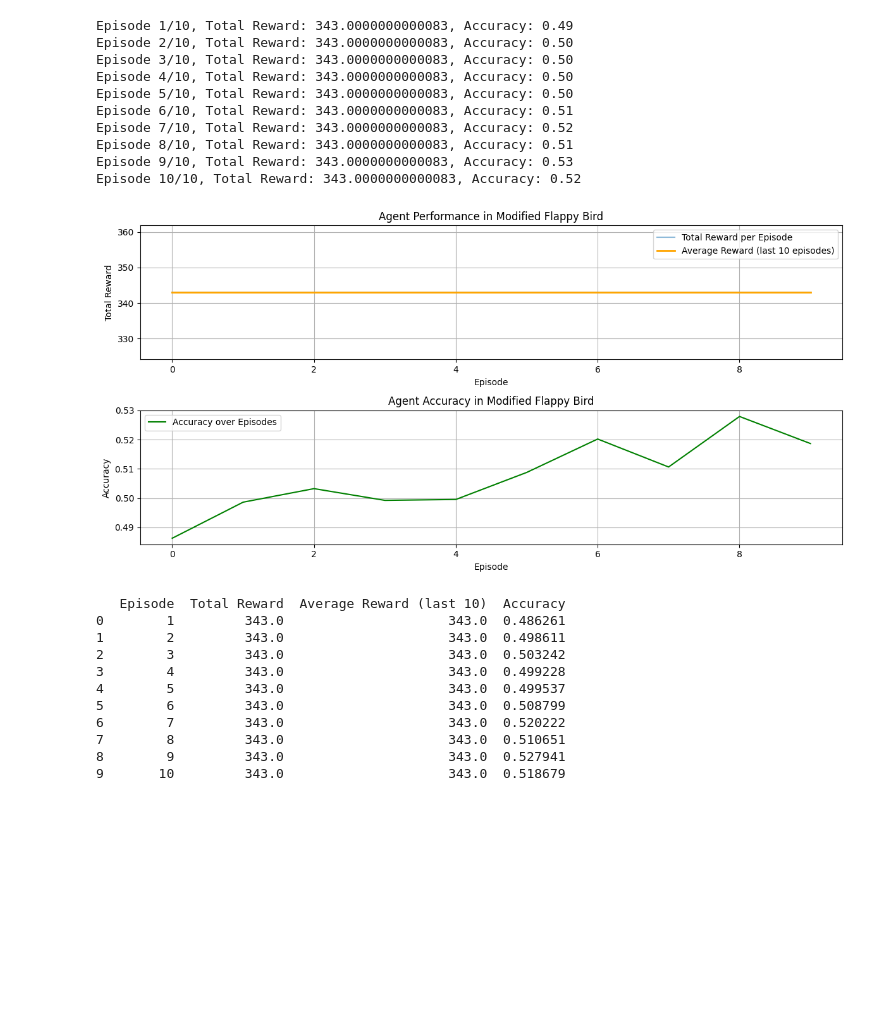
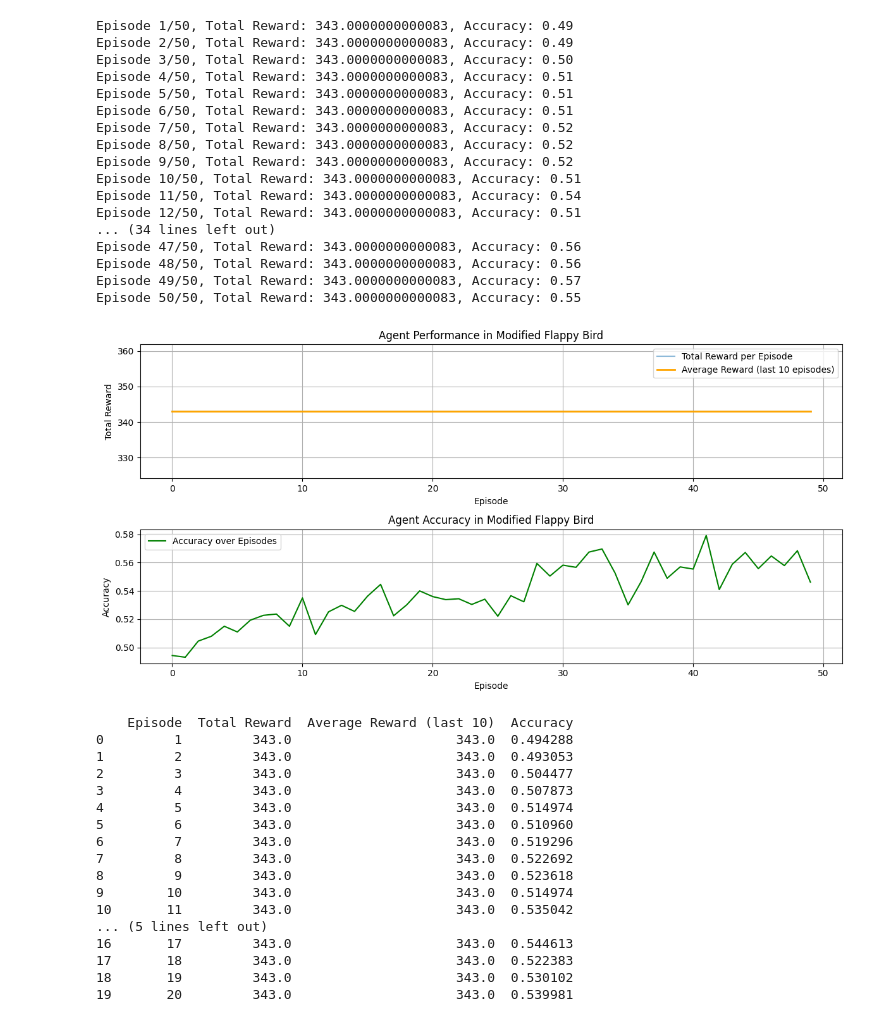
Before and after one commit to Manohar450/RL-project, a Jupyter notebook: flappy_bird.ipynb, the cells around one changed output. Drawn from its saved outputs; the diff is of its cells as text; code cells hidden in the pictures; blank space fills up the shorter version.

```diff
--- a/flappy_bird.ipynb
+++ b/flappy_bird.ipynb
@@ -115,7 +115,7 @@ class DQNAgent:
 # Training the agent using the dataset
 agent = DQNAgent(input_dim=len(features), output_dim=2)
 
-num_episodes = 10  # Reduced number of episodes for quicker testing
+num_episodes = 50  # Reduced number of episodes for quicker testing
 
 # Metrics to track
 episode_rewards = []  # Total rewards per episode
@@ -162,52 +162,65 @@ plt.subplot(2, 1, 1)
 plt.plot(episode_rewards, label='Total Reward per Episode', alpha=0.5)
 plt.plot(average_rewards, label='Average Reward (last 10 episodes)', color='orange', linewidth=2)
 plt.title('Agent Performance in Modified Flappy Bird')
 plt.xlabel('Episode')
 plt.ylabel('Total Reward')
 plt.legend()
 plt.grid()
 
 plt.subplot(2, 1, 2)
 plt.plot(accuracy_scores, label='Accuracy over Episodes', color='green')
 plt.title('Agent Accuracy in Modified Flappy Bird')
 plt.xlabel('Episode')
 plt.ylabel('Accuracy')
 plt.legend()
 plt.grid()
 
 plt.tight_layout()
 plt.show()
 
 # Create a DataFrame to summarize results
 results_df = pd.DataFrame({
     'Episode': range(1, num_episodes + 1),
     'Total Reward': episode_rewards,
     'Average Reward (last 10)': average_rewards,
     'Accuracy': accuracy_scores
 })
 
 # Display the DataFrame
 print(results_df.head(20))  # Show the first 20 entries
 # %% [output]
-Episode 1/10, Total Reward: 343.0000000000083, Accuracy: 0.49
-Episode 2/10, Total Reward: 343.0000000000083, Accuracy: 0.50
-Episode 3/10, Total Reward: 343.0000000000083, Accuracy: 0.50
-Episode 4/10, Total Reward: 343.0000000000083, Accuracy: 0.50
-Episode 5/10, Total Reward: 343.0000000000083, Accuracy: 0.50
-Episode 6/10, Total Reward: 343.0000000000083, Accuracy: 0.51
-Episode 7/10, Total Reward: 343.0000000000083, Accuracy: 0.52
-Episode 8/10, Total Reward: 343.0000000000083, Accuracy: 0.51
-Episode 9/10, Total Reward: 343.0000000000083, Accuracy: 0.53
-Episode 10/10, Total Reward: 343.0000000000083, Accuracy: 0.52
+Episode 1/50, Total Reward: 343.0000000000083, Accuracy: 0.49
+Episode 2/50, Total Reward: 343.0000000000083, Accuracy: 0.49
+Episode 3/50, Total Reward: 343.0000000000083, Accuracy: 0.50
+Episode 4/50, Total Reward: 343.0000000000083, Accuracy: 0.51
+Episode 5/50, Total Reward: 343.0000000000083, Accuracy: 0.51
+Episode 6/50, Total Reward: 343.0000000000083, Accuracy: 0.51
+Episode 7/50, Total Reward: 343.0000000000083, Accuracy: 0.52
+Episode 8/50, Total Reward: 343.0000000000083, Accuracy: 0.52
+Episode 9/50, Total Reward: 343.0000000000083, Accuracy: 0.52
+Episode 10/50, Total Reward: 343.0000000000083, Accuracy: 0.51
+Episode 11/50, Total Reward: 343.0000000000083, Accuracy: 0.54
+Episode 12/50, Total Reward: 343.0000000000083, Accuracy: 0.51
+... (34 lines left out)
+Episode 47/50, Total Reward: 343.0000000000083, Accuracy: 0.56
+Episode 48/50, Total Reward: 343.0000000000083, Accuracy: 0.56
+Episode 49/50, Total Reward: 343.0000000000083, Accuracy: 0.57
+Episode 50/50, Total Reward: 343.0000000000083, Accuracy: 0.55
-[figure, old version]
+[figure, new version]
-   Episode  Total Reward  Average Reward (last 10)  Accuracy
-0        1         343.0                     343.0  0.486261
-1        2         343.0                     343.0  0.498611
-2        3         343.0                     343.0  0.503242
-3        4         343.0                     343.0  0.499228
-4        5         343.0                     343.0  0.499537
-5        6         343.0                     343.0  0.508799
-6        7         343.0                     343.0  0.520222
-7        8         343.0                     343.0  0.510651
-8        9         343.0                     343.0  0.527941
-9       10         343.0                     343.0  0.518679
+    Episode  Total Reward  Average Reward (last 10)  Accuracy
+0         1         343.0                     343.0  0.494288
+1         2         343.0                     343.0  0.493053
+2         3         343.0                     343.0  0.504477
+3         4         343.0                     343.0  0.507873
+4         5         343.0                     343.0  0.514974
+5         6         343.0                     343.0  0.510960
+6         7         343.0                     343.0  0.519296
+7         8         343.0                     343.0  0.522692
+8         9         343.0                     343.0  0.523618
+9        10         343.0                     343.0  0.514974
+10       11         343.0                     343.0  0.535042
+... (5 lines left out)
+16       17         343.0                     343.0  0.544613
+17       18         343.0                     343.0  0.522383
+18       19         343.0                     343.0  0.530102
+19       20         343.0                     343.0  0.539981
```
